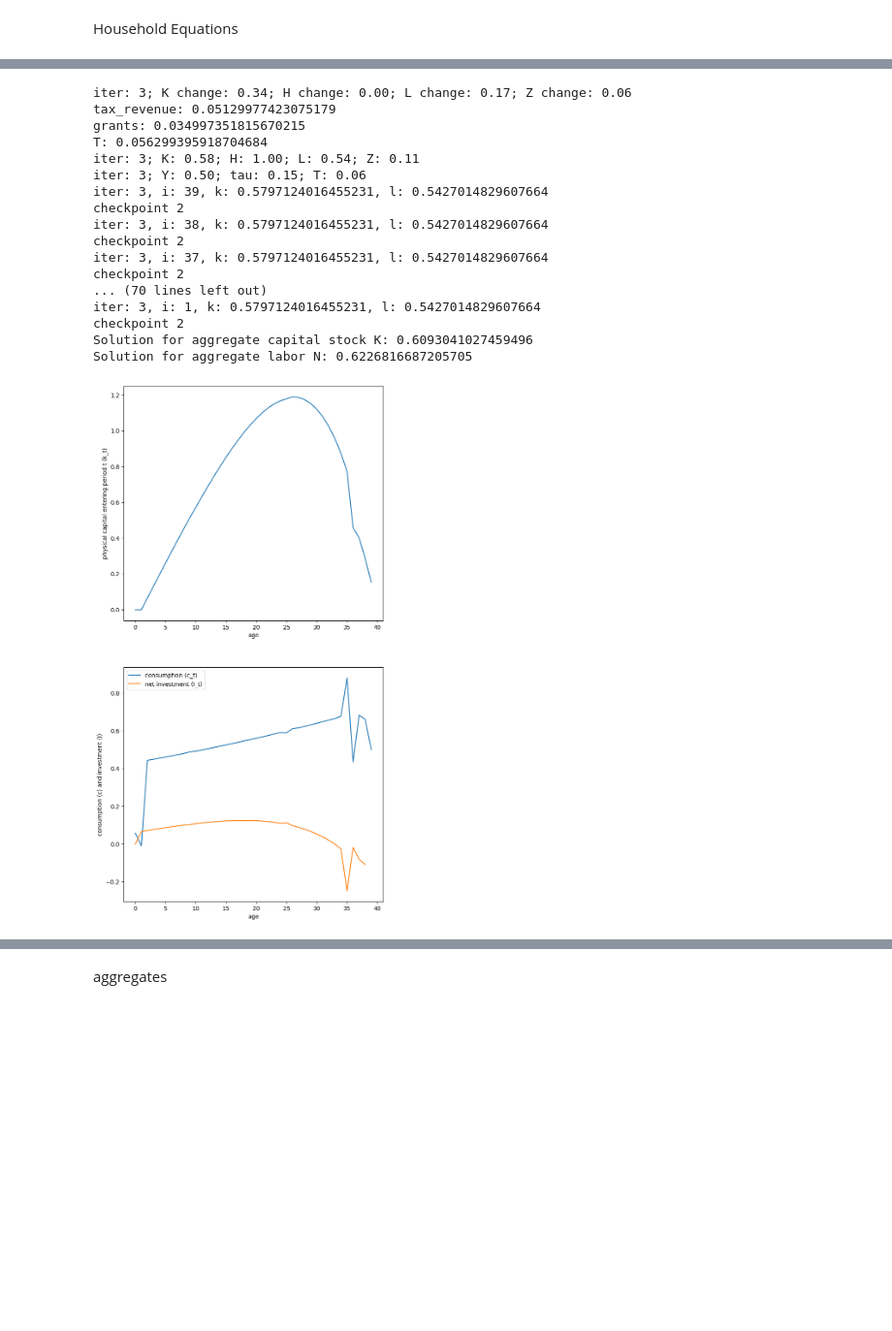
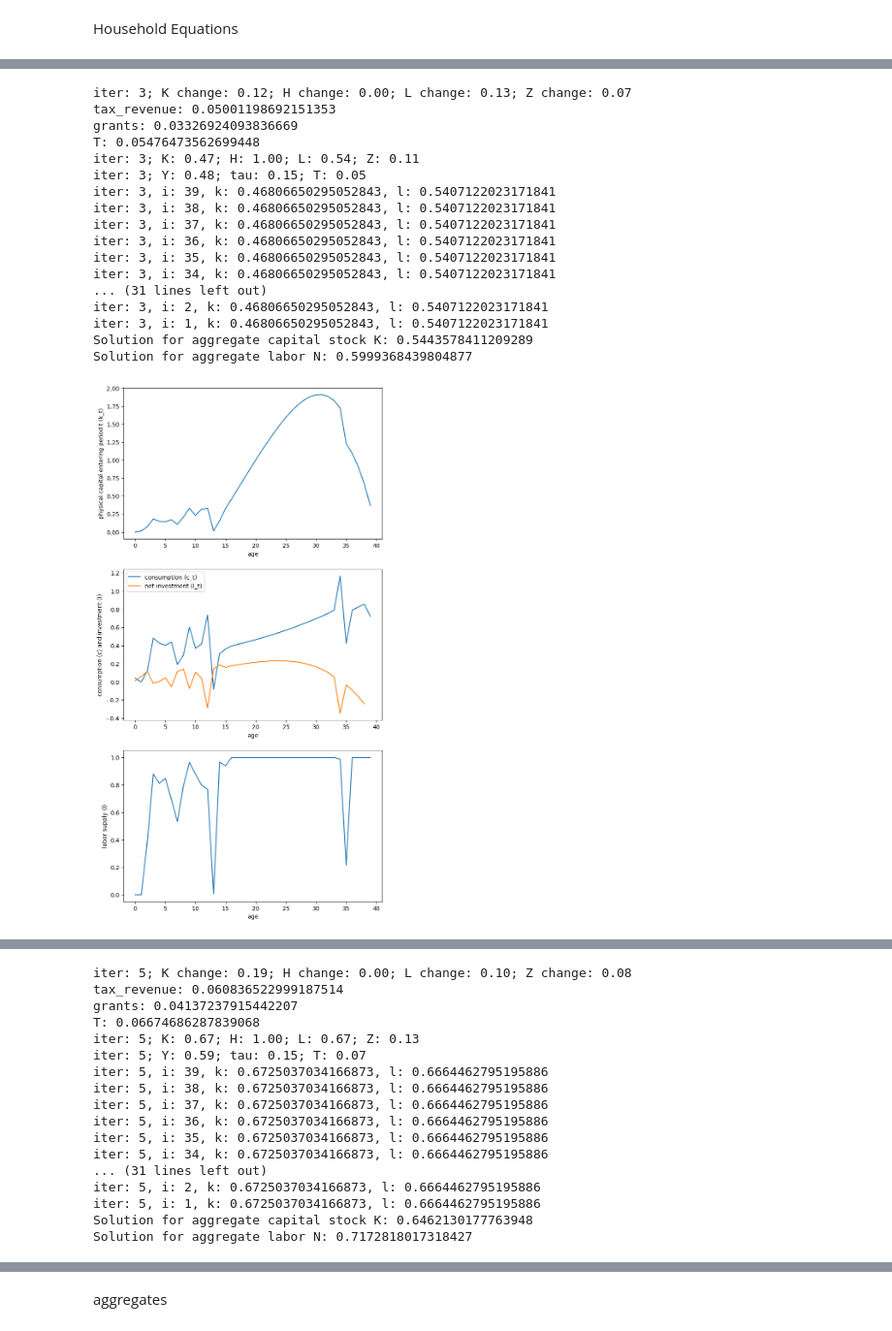
Before and after one commit to mpham8/macro-debtrelief-humancapital, a Jupyter notebook: hc-olg-model/ss_run3.ipynb, the cells around one changed output, grey strips where cells are left out. Shown at 97% size. Saved outputs shown, nothing was run; the diff lists cells and outputs as text; code cells hidden in the pictures; blank space fills up the shorter version.

```diff
--- a/hc-olg-model/ss_run3.ipynb
+++ b/hc-olg-model/ss_run3.ipynb
@@ -25,7 +25,7 @@ log = math.log
 # Parameters - households and firms
 beta = 0.935  # discount factor
 eta = 2.0    # coefficient of relative risk aversion
-gamma = 0.5  # disutility from working
+gamma = 1  # disutility from working
 alpha = 0.33 # capital share in production
 delta = 0.1  # depreciation rate
 # omega = 0.1  # parent education time factor
@@ -143,7 +143,7 @@ def utility(c, l):
   if l == 1:
     return np.log(c+ small) + gamma * np.log(l)
 
-  return (((c+small) * (1-l) ** gamma) ** (1-eta) - 1) / (1-eta)
+  return (((c) * (1-l) ** gamma) ** (1-eta) - 1) / (1-eta)
 
 
 def value_function(next_value_interpolator, k, k_prev, l, h, w, r, tau, T):
@@ -176,7 +176,7 @@ Z_bar = 0.1
 L_bar = l_init #refers to guess of L in this period
 H_bar = h_init #refers to guess of H in this period
 # K_bar = ((r_init + delta)/(alpha*tfp))**(1/(alpha-1)) * (H_bar * L_bar) #new guess!
-K_bar = 0.25
+K_bar = 0.3
 L_old = L_bar + 2
 H_old = H_bar + 100
 K_old = K_bar + 100
@@ -234,6 +234,9 @@ class Search:
 
     return self.left if self.evaluate_function(self.left) > self.evaluate_function(self.right) else self.right
 # %%
+from scipy.optimize import minimize
+
+
 iteration = -1
 K_diff = 1 + tolerance
 state_var_iter_array = np.zeros((max_iters,4))
@@ -332,12 +335,11 @@ while iteration < max_iters - 1 and K_diff > tolerance:
             l0 = l_grid[n]
 
             # Instead of grid search, use optimization methods
-            from scipy.optimize import minimize
 
             def objective(x):
                 k, l = x
                 # Return negative value since minimize finds minimum
-                return -value_function(vr_polate, k, k0, l, h, w, r, tau, T)
+                return -value_function(vr_polate, k, k0, l, h, w, r, tau, T) #l?
 
             # Initial guess and bounds
             x0 = [k0, l0]
@@ -353,7 +355,7 @@ while iteration < max_iters - 1 and K_diff > tolerance:
             c_optimal_array[j,n,i-1] = (1-tau)*w*h*l_opt + r*k0 - tau*r*max(k0, 0) + T - k_opt
 
 
-    print('checkpoint 2')
+    # print('checkpoint 2')
   k_gen = np.zeros(periods)
   l_gen = np.zeros(periods)
   c_gen = np.zeros(periods)
@@ -388,7 +390,7 @@ while iteration < max_iters - 1 and K_diff > tolerance:
   print("Solution for aggregate capital stock K: " + str(K_bar))
   print("Solution for aggregate labor N: " + str(L_bar))
 
-  fig, axes = plt.subplots(2, 1, figsize=(8, 16))
+  fig, axes = plt.subplots(3, 1, figsize=(8, 16))
   axes[0].set_xlabel('age')
   axes[0].set_ylabel('physical capital entering period t (k_t)')
   axes[0].plot(k_gen)
@@ -397,5 +399,8 @@ while iteration < max_iters - 1 and K_diff > tolerance:
   axes[1].plot(c_gen, label='consumption (c_t)')
   axes[1].plot(i_gen[:-1], label='net investment (I_t)')
   axes[1].legend()
+  axes[2].set_xlabel('age')
+  axes[2].set_ylabel('labor supply (l)')
+  axes[2].plot(l_gen)
   plt.show()
 # %% [output]
@@ -456,18 +461,18 @@ Solution for aggregate labor N: 0.5427014829607664
-iter: 3; K change: 0.34; H change: 0.00; L change: 0.17; Z change: 0.06
-tax_revenue: 0.05129977423075179
-grants: 0.034997351815670215
-T: 0.056299395918704684
-iter: 3; K: 0.58; H: 1.00; L: 0.54; Z: 0.11
-iter: 3; Y: 0.50; tau: 0.15; T: 0.06
-iter: 3, i: 39, k: 0.5797124016455231, l: 0.5427014829607664
-checkpoint 2
-iter: 3, i: 38, k: 0.5797124016455231, l: 0.5427014829607664
-checkpoint 2
-iter: 3, i: 37, k: 0.5797124016455231, l: 0.5427014829607664
-checkpoint 2
-... (70 lines left out)
-iter: 3, i: 1, k: 0.5797124016455231, l: 0.5427014829607664
-checkpoint 2
-Solution for aggregate capital stock K: 0.6093041027459496
-Solution for aggregate labor N: 0.6226816687205705
+iter: 3; K change: 0.12; H change: 0.00; L change: 0.13; Z change: 0.07
+tax_revenue: 0.05001198692151353
+grants: 0.03326924093836669
+T: 0.05476473562699448
+iter: 3; K: 0.47; H: 1.00; L: 0.54; Z: 0.11
+iter: 3; Y: 0.48; tau: 0.15; T: 0.05
+iter: 3, i: 39, k: 0.46806650295052843, l: 0.5407122023171841
+iter: 3, i: 38, k: 0.46806650295052843, l: 0.5407122023171841
+iter: 3, i: 37, k: 0.46806650295052843, l: 0.5407122023171841
+iter: 3, i: 36, k: 0.46806650295052843, l: 0.5407122023171841
+iter: 3, i: 35, k: 0.46806650295052843, l: 0.5407122023171841
+iter: 3, i: 34, k: 0.46806650295052843, l: 0.5407122023171841
+... (31 lines left out)
+iter: 3, i: 2, k: 0.46806650295052843, l: 0.5407122023171841
+iter: 3, i: 1, k: 0.46806650295052843, l: 0.5407122023171841
+Solution for aggregate capital stock K: 0.5443578411209289
+Solution for aggregate labor N: 0.5999368439804877
-[figure, old version]
+[figure, new version]
@@ -488,0 +497,17 @@ iter: 4, i: 35, k: 0.6093041027459496, l: 0.6226816687205705
+iter: 5; K change: 0.19; H change: 0.00; L change: 0.10; Z change: 0.08
+tax_revenue: 0.060836522999187514
+grants: 0.04137237915442207
+T: 0.06674686287839068
+iter: 5; K: 0.67; H: 1.00; L: 0.67; Z: 0.13
+iter: 5; Y: 0.59; tau: 0.15; T: 0.07
+iter: 5, i: 39, k: 0.6725037034166873, l: 0.6664462795195886
+iter: 5, i: 38, k: 0.6725037034166873, l: 0.6664462795195886
+iter: 5, i: 37, k: 0.6725037034166873, l: 0.6664462795195886
+iter: 5, i: 36, k: 0.6725037034166873, l: 0.6664462795195886
+iter: 5, i: 35, k: 0.6725037034166873, l: 0.6664462795195886
+iter: 5, i: 34, k: 0.6725037034166873, l: 0.6664462795195886
+... (31 lines left out)
+iter: 5, i: 2, k: 0.6725037034166873, l: 0.6664462795195886
+iter: 5, i: 1, k: 0.6725037034166873, l: 0.6664462795195886
+Solution for aggregate capital stock K: 0.6462130177763948
+Solution for aggregate labor N: 0.7172818017318427
```
Also changed, not shown: parts of 2 cells of this notebook.
